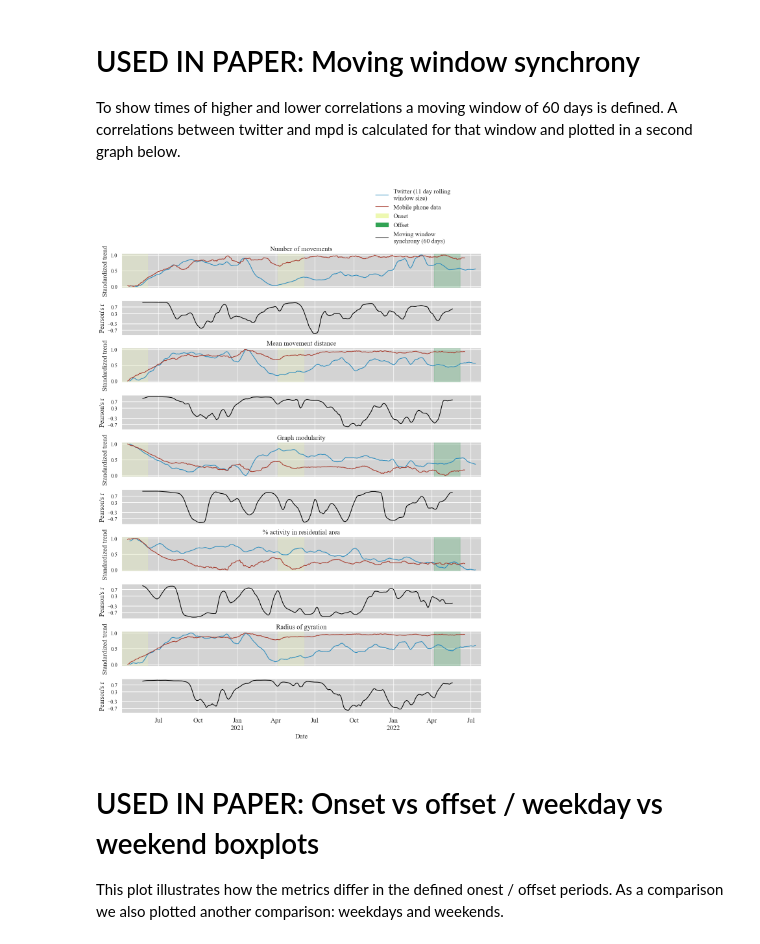
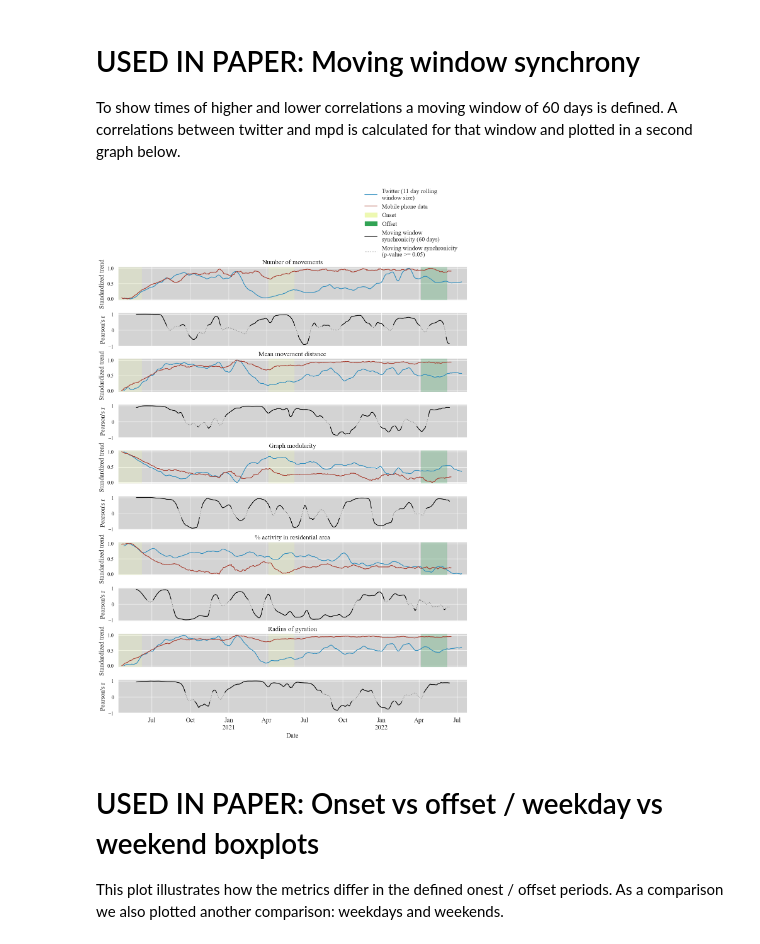
Before and after one commit to GIScience/Long-term-validation-of-inner-urban-mobility-metrics-derived-from-Twitter, a Jupyter notebook: D_02_temporal_plotting.ipynb, the cells around one changed output. Cells and saved outputs as stored; diff of their text form; code cells hidden in the pictures.

Commit message:
added dotted line for non-significant periods

```diff
--- a/D_02_temporal_plotting.ipynb
+++ b/D_02_temporal_plotting.ipynb
@@ -355,7 +355,7 @@ for i, stat in enumerate(wanted_stats):
 
     mpd_trend[stat].plot(ax=axs[i], color=mpd_color)
 
-    pearsonr = round(df.corr(mpd_trend[stat]), 2)
+    pearsonr_val = round(df.corr(mpd_trend[stat]), 2)
 
     leg.extend(['Mobile phone data', 'Onset', 'Offset'])
 
@@ -372,7 +372,7 @@ for i, stat in enumerate(wanted_stats):
         frame = legend.get_frame()
         frame.set_color('white')
 
-    t = axs[i].text('2020-04-25', 0.9, r"Pearson's r = " +str(pearsonr), backgroundcolor='white', size=15)
+    t = axs[i].text('2020-04-25', 0.9, r"Pearson's r = " +str(pearsonr_val), backgroundcolor='white', size=15)
 
     axs[i].set_ylabel(label_dict[stat], size=15)
     axs[i].set_xlabel('')
@@ -390,7 +390,6 @@ for i, stat in enumerate(wanted_stats):
 # USED IN PAPER: Moving window synchrony
 To show times of higher and lower correlations a moving window of 60 days is defined. A correlations between twitter and mpd is calculated for that window and plotted in a second graph below.
 # %%
-#sns.set_style("whitegrid", {"grid.color": "0.7", "grid.linestyle": "-"})
 wanted_stats = ['no_real_movements', 'jl_simple_means_over_user_means', \
                 'graph_modularity', 'rel_tweets_in_residential_areas', 'mean_rog']
 
@@ -403,61 +402,61 @@ for i, stat in enumerate(wanted_stats):
     i *= 2
 
     leg = []
-    leg.extend(['Twitter (11 day rolling\nwindow size)', 'Mobile phone data', 'Onset', 'Offset', 'Moving window\nsynchrony (60 days)'])
+    leg.extend(['Twitter (11 day rolling\nwindow size)', 'Mobile phone data', 'Onset', 'Offset',\
+                'Moving window\nsynchronicity (60 days)', 'Moving window synchronicity\n(p-value >= 0.05)'])
 
     df_twitter = twitter_trend_scaled['11days'][stat]
     df_mpd = mpd_trend[stat]
-    rolling_r = df_twitter.rolling(window=r_window_size, center=True).corr(df_mpd)
+    rolling_r = df_twitter.rolling(window=r_window_size, center=True).apply(lambda x: corr(x, df_mpd)[0])
+    rolling_p = df_twitter.rolling(window=r_window_size, center=True).apply(lambda x: corr(x, df_mpd)[1])
+
+    p_sig = copy.deepcopy(rolling_p)
+    p_nsig = copy.deepcopy(rolling_p)
+
+    r_sig = copy.deepcopy(rolling_r)
+    r_nsig = copy.deepcopy(rolling_r)
+
+    r_sig[p_sig >= 0.05]= np.nan
+    r_nsig[p_nsig < 0.05]= np.nan
+
 
     df_twitter.plot(ax=ax[i], color='#2b8cbe')
+    #ax[i].set_xlabel('Frame')
     ax[i].set_title(label_dict[stat], size=15)
     ax[i].set_ylabel('Standardized trend', size=15)
     ax[i].set_yticks([0.0, 0.5, 1])
 
     df_mpd.plot(ax=ax[i], color=mpd_color)
 
     ax[i].axvspan(onoff1_dates[0], onoff1_dates[1], color=color_onset, alpha=0.25)
     ax[i].axvspan(onoff2_dates[0], onoff2_dates[1], color=color_onset, alpha=0.25)
     ax[i].axvspan(onoff3_dates[0], onoff3_dates[1], color=color_offset, alpha=0.25)
 
-    rolling_r.plot(ax=ax[i+1], color='black')
+    r_sig.plot(ax=ax[i+1], color='black')
+    r_nsig.plot(ax=ax[i+1], color='grey', linestyle='dotted')
     ax[i+1].set_xlabel('Date', size=15)
     ax[i+1].set_ylabel(r"Pearson's r", size=15)
-    ax[i+1].set_zorder(5)
+    ax[i+1].set_zorder(-1)
     ax[i+1].set_yticks([-1.0, 0.0, 1.0])
-
-    ax[i+1].yaxis.grid(False) # Hide the horizontal gridlines
-    ax[i+1].xaxis.grid(True) # Show the vertical gridlines
-
-    ax[i+1].axhline(y=0.7, color='white', linestyle='-', zorder=0)
-    ax[i+1].axhline(y=-0.7, color='white', linestyle='-', zorder=0)
-    ax[i+1].axhline(y=0.3, color='white', linestyle='-', zorder=0)
-    ax[i+1].axhline(y=-0.3, color='white', linestyle='-', zorder=0)
-
-    custom_y_ticks = [-0.7, -0.3, 0.3, 0.7]  # Add 0.7 to the ticks
-    ax[i+1].set_yticks(custom_y_ticks)
-
-
-
 
     if i==0:
         red_patch = mpatches.Patch(color=color_onset)
         green_patch = mpatches.Patch(color=color_offset)
         handles, labels = ax[i].get_legend_handles_labels()
 
         handle2, _ = ax[i+1].get_legend_handles_labels()
 
-        handles.extend([red_patch, green_patch, handle2[0]])
+        handles.extend([red_patch, green_patch, handle2[0], handle2[1]])
         legend = ax[i].legend(handles=handles, labels=leg, loc=(0.7, 1.2), fontsize=14)
 
         frame = legend.get_frame()
         frame.set_color('white')
 
     ax[i+1].tick_params(axis='x', which='major', labelsize=15)
     ax[i+1].tick_params(axis='y', which='major', labelsize=12)
     ax[i].tick_params(axis='y', which='major', labelsize=12)
 # %% [output]
-[figure, old version]
+[figure, new version]
 # %% [markdown]
 # USED IN PAPER: Onset vs offset / weekday vs weekend boxplots
 This plot illustrates how the metrics differ in the defined onest / offset periods. As a comparison we also plotted another comparison: weekdays and weekends.
```
Also changed, not shown: 1 other file.
